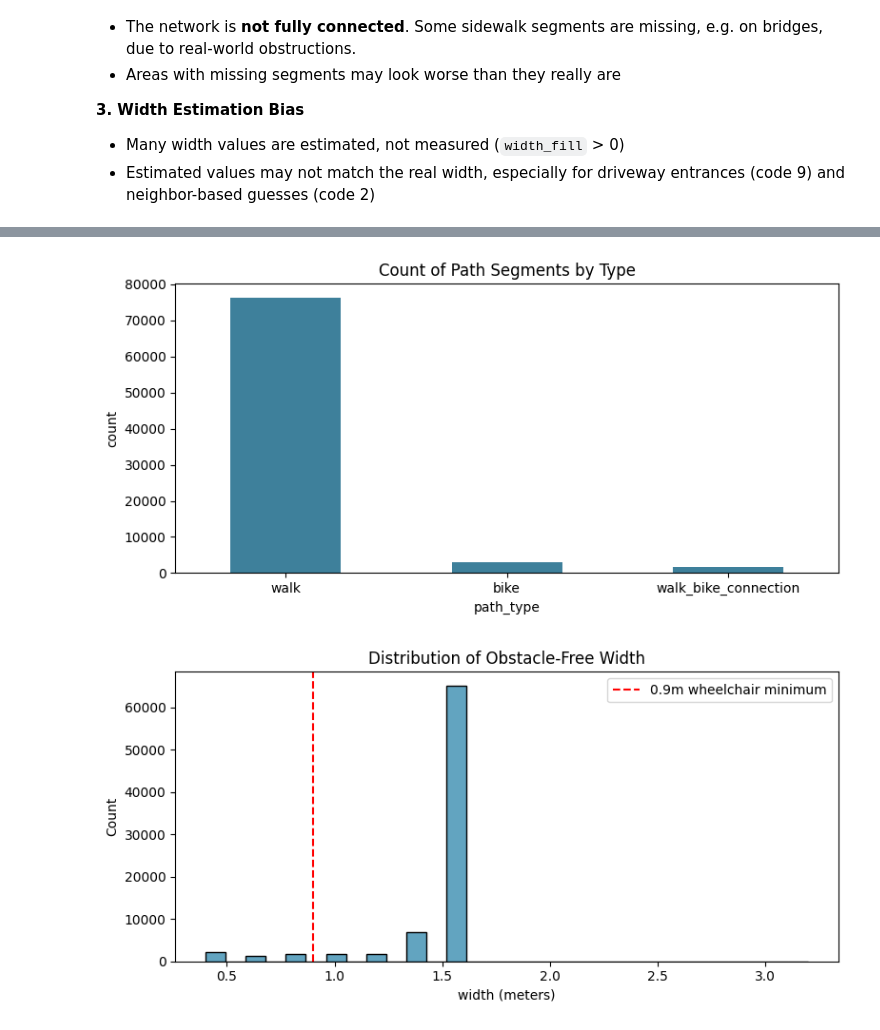
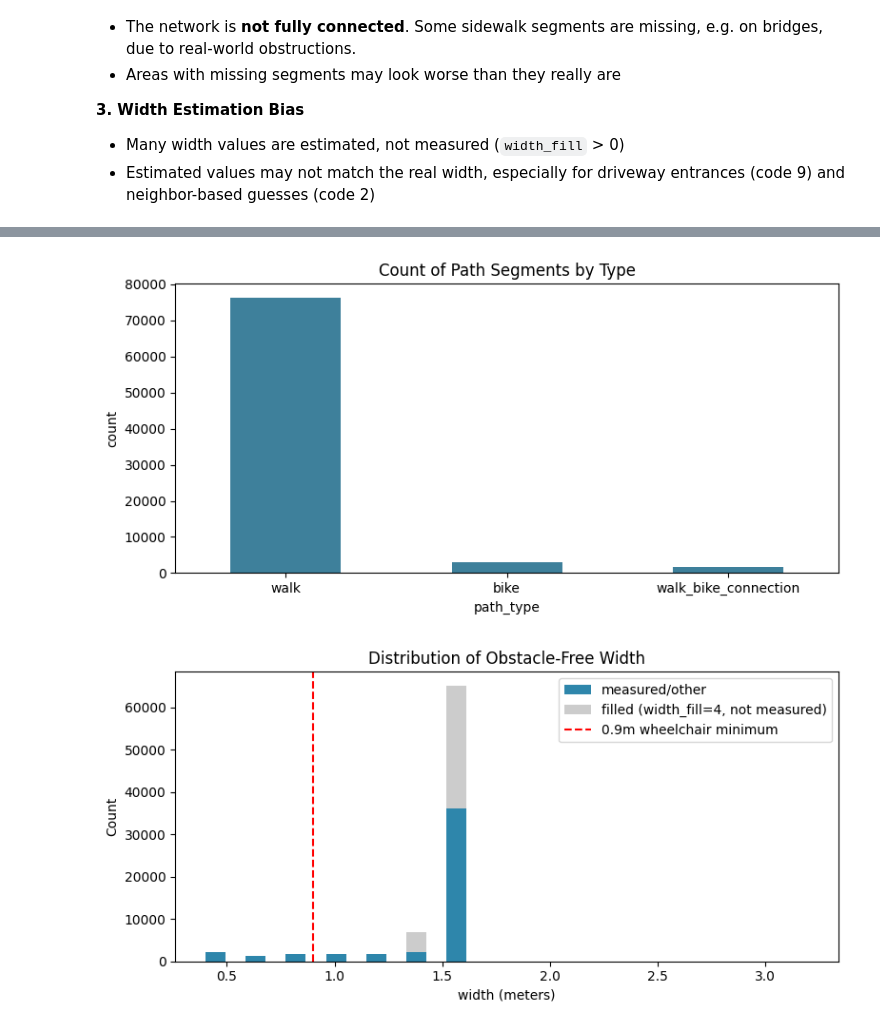
Before and after one commit to zhang-systems/ai4all-accessmap, a Jupyter notebook: notebooks/01_pmr_network_eda.ipynb, the cells around one changed output, grey strips where cells are left out. Saved outputs shown, nothing was run; the diff lists cells and outputs as text; code cells hidden in the pictures.

```diff
--- a/notebooks/01_pmr_network_eda.ipynb
+++ b/notebooks/01_pmr_network_eda.ipynb
@@ -444,11 +481,21 @@ def plot_width_distribution(df):
     # applies to walkable/bikeable segments, not e.g. PT stop markers.
     # A vertical line at 0.9m marks the common minimum wheelchair-passable
     # width used in accessibility guidelines, as a reference point.
+    #
+    # CHANGED: split by width_fill == 4 (standard filled value for
+    # crossings/bike paths, not measured). Without this split, the tall
+    # bar at 1.6m looks like real measured width, but ~34% of it is a
+    # filled-in constant, not a real sidewalk.
     plt.figure(figsize=(8, 4))
-    sns.histplot(df['obstacle_free_width_float'].dropna(), bins=30, color='#2E86AB')
+    measured = df[df['width_fill'] != 4]['obstacle_free_width_float'].dropna()
+    filled = df[df['width_fill'] == 4]['obstacle_free_width_float'].dropna()
+    plt.hist([measured, filled], bins=30, stacked=True,
+             color=['#2E86AB', '#CCCCCC'],
+             label=['measured/other', 'filled (width_fill=4, not measured)'])
     plt.axvline(0.9, color='red', linestyle='--', label='0.9m wheelchair minimum')
     plt.title('Distribution of Obstacle-Free Width')
     plt.xlabel('width (meters)')
+    plt.ylabel('Count')
     plt.legend()
     plt.tight_layout()
     plt.show()
@@ -534,35 +581,44 @@ def plot_network_map(df, sample_n=8000, zoom_km=0.5):
         cx_center = subset.geometry.centroid.x.mean()
         cy_center = subset.geometry.centroid.y.mean()
         half = zoom_km * 1000 / 2
         subset = subset.cx[cx_center - half:cx_center + half, cy_center - half:cy_center + half]
 
         for ptype, color in path_type_colors.items():
             ptype_subset = subset[subset['path_type'] == ptype]
             if len(ptype_subset) > 0:
                 # walk_bike_connection is rare and important, so draw it thicker
                 # and last, so it sits on top of walk/bike lines, not under them.
                 lw = 4 if ptype == 'walk_bike_connection' else 3
                 z = 5 if ptype == 'walk_bike_connection' else 1
                 ptype_subset.plot(ax=ax, color=color, linewidth=lw, alpha=0.9, label=ptype, zorder=z)
 
         # Real street map underneath, light/gray style so colored lines pop
         cx.add_basemap(ax, source=cx.providers.CartoDB.Positron)
-        ax.legend(loc='upper right')
+
+        # CHANGED: only show legend entries for path types actually
+        # present in this subset. Before, the legend always listed all
+        # 3 types even when an area had zero bike or walk_bike_connection
+        # segments, which looked misleading/empty.
+        handles, labels = ax.get_legend_handles_labels()
+        if handles:
+            ax.legend(handles, labels, loc='upper right')
+
         ax.set_title(f'{label} ({len(subset)} segments)', fontsize=18)
         ax.set_axis_off()
 
     plt.suptitle('Amsterdam Network for Persons With Reduced Mobility', fontsize=22)
     fig.tight_layout(rect=[0, 0, 1, 0.96])
     plt.show()
 
+
 # Run all plots on the PMR dataset
 plot_path_type_counts(gdf)
 plot_width_distribution(gdf)
 plot_width_by_confidence(gdf)
 plot_network_map(gdf, zoom_km=0.5)
 # %% [output]
 [figure]
-[figure, old version]
+[figure, new version]
 [figure]
 [figure]
 # %% [markdown]
```
Also changed, not shown: parts of 10 cells of this notebook, 4 other files.
